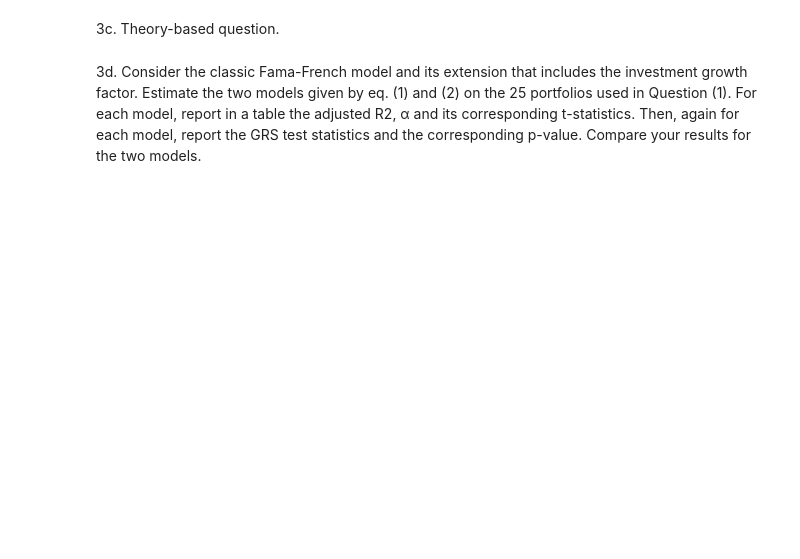
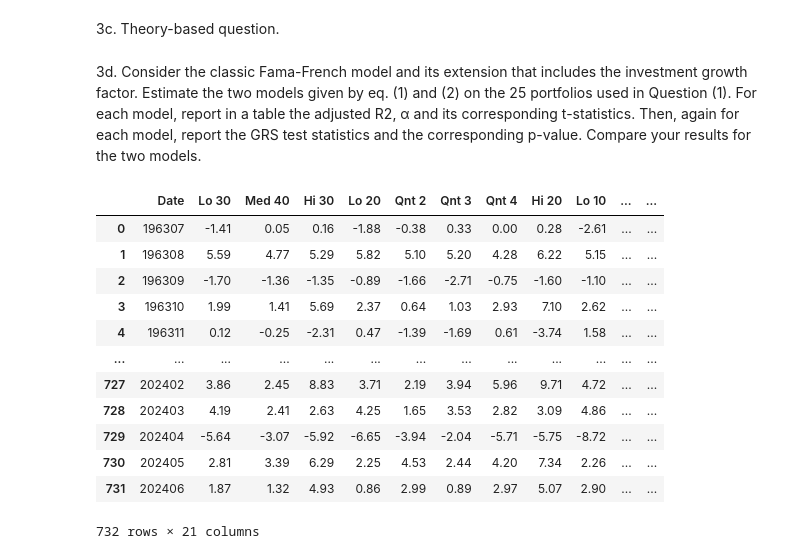
Before and after one commit to JiaqiSun45635/AP, a Jupyter notebook: Asset Pricing Assignment Q3.ipynb, the cells around one changed output. Cells and saved outputs as stored; diff of their text form; code cells hidden in the pictures; blank space fills up the shorter version.

```diff
--- a/Asset Pricing Assignment Q3.ipynb
+++ b/Asset Pricing Assignment Q3.ipynb
@@ -16,7 +16,7 @@ from scipy.stats import t
 3b. Check whether there is any abnormal return variation across portfolios of stocks with different investment growth rates. Estimate the CAPM for each of the 10 portfolios and plot the CAPM $\alpha$'s against investment deciles.
 # %%
 # read file F-F_Research_Data_Factors.CSV
-dfff = pd.read_csv('F-F_Research_Data_Factors.CSV', nrows=733, sep=',')
+dfff = pd.read_csv('F-F_Research_Data_Factors.CSV', sep=',')
 
 # rename column 0 as 'Date'
 dfff.rename(columns={'Unnamed: 0': 'Date'}, inplace=True)
@@ -28,6 +39,6 @@ dfff.head()
 # %%
 # read file Portfolios_Formed_on_INV_Cleaned_MktR.CSV
-dfinv = pd.read_csv('Portfolios_Formed_on_INV_Cleaned_MktR.csv', nrows=734, skiprows=1, sep=',')
+dfinv = pd.read_csv('Portfolios_Formed_on_INV_Cleaned_MktR.csv', skiprows=1, sep=',')
 
 # rename column 0 as 'Date'
 dfinv.rename(columns={'Unnamed: 0': 'Date'}, inplace=True)
@@ -95,9 +171,23 @@ plt.show()
 3d. Consider the classic Fama-French model and its extension that includes the investment growth factor. Estimate the two models given by eq. (1) and (2) on the 25 portfolios used in Question (1). For each model, report in a table the adjusted R2, α and its corresponding t-statistics. Then, again for each model, report the GRS test statistics and the corresponding p-value. Compare your results for the two models.
 # %%
 # create INV (investment growth factor)
-dfinv["INV"] = (dfinv["Hi 30"] - dfinv["Lo 30"])
+dfinv["INV"] = (dfinv["Lo 30"] - dfinv["Hi 30"])
 
-dfinv.head()
+dfinv
+# %% [output]
+|  | Date | Lo 30 | Med 40 | Hi 30 | Lo 20 | Qnt 2 | Qnt 3 | Qnt 4 | Hi 20 | Lo 10 | ... | ... |
+| 0 | 196307 | -1.41 | 0.05 | 0.16 | -1.88 | -0.38 | 0.33 | 0.00 | 0.28 | -2.61 | ... | ... |
+| 1 | 196308 | 5.59 | 4.77 | 5.29 | 5.82 | 5.10 | 5.20 | 4.28 | 6.22 | 5.15 | ... | ... |
+| 2 | 196309 | -1.70 | -1.36 | -1.35 | -0.89 | -1.66 | -2.71 | -0.75 | -1.60 | -1.10 | ... | ... |
+| 3 | 196310 | 1.99 | 1.41 | 5.69 | 2.37 | 0.64 | 1.03 | 2.93 | 7.10 | 2.62 | ... | ... |
+| 4 | 196311 | 0.12 | -0.25 | -2.31 | 0.47 | -1.39 | -1.69 | 0.61 | -3.74 | 1.58 | ... | ... |
+| ... | ... | ... | ... | ... | ... | ... | ... | ... | ... | ... | ... | ... |
+| 727 | 202402 | 3.86 | 2.45 | 8.83 | 3.71 | 2.19 | 3.94 | 5.96 | 9.71 | 4.72 | ... | ... |
+| 728 | 202403 | 4.19 | 2.41 | 2.63 | 4.25 | 1.65 | 3.53 | 2.82 | 3.09 | 4.86 | ... | ... |
+| 729 | 202404 | -5.64 | -3.07 | -5.92 | -6.65 | -3.94 | -2.04 | -5.71 | -5.75 | -8.72 | ... | ... |
+| 730 | 202405 | 2.81 | 3.39 | 6.29 | 2.25 | 4.53 | 2.44 | 4.20 | 7.34 | 2.26 | ... | ... |
+| 731 | 202406 | 1.87 | 1.32 | 4.93 | 0.86 | 2.99 | 0.89 | 2.97 | 5.07 | 2.90 | ... | ... |
+732 rows × 21 columns
 # %%
 # create extended Fama-French Factors matrix
 dfff_extended = dfff[['Date','SMB','HML','RF']]
```
Also changed, not shown: parts of 20 cells of this notebook.
